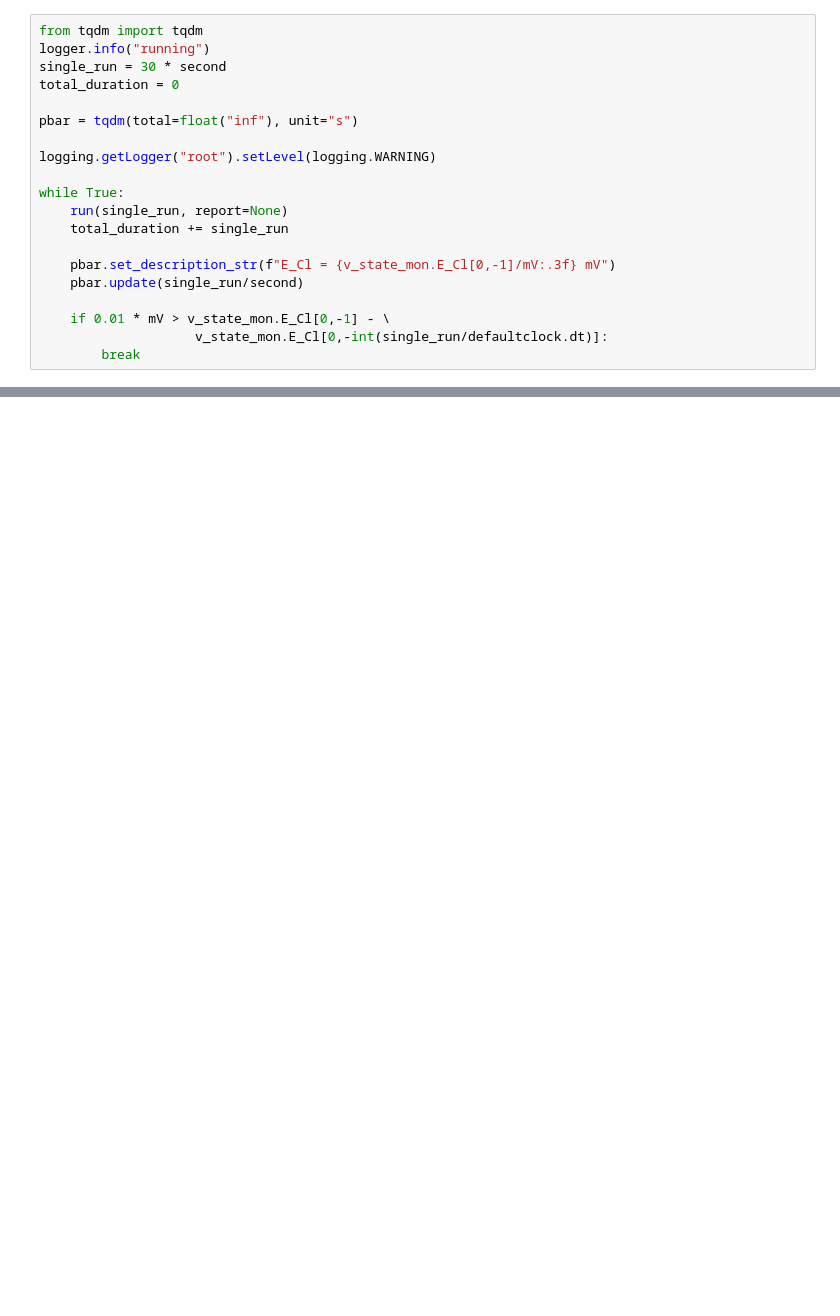
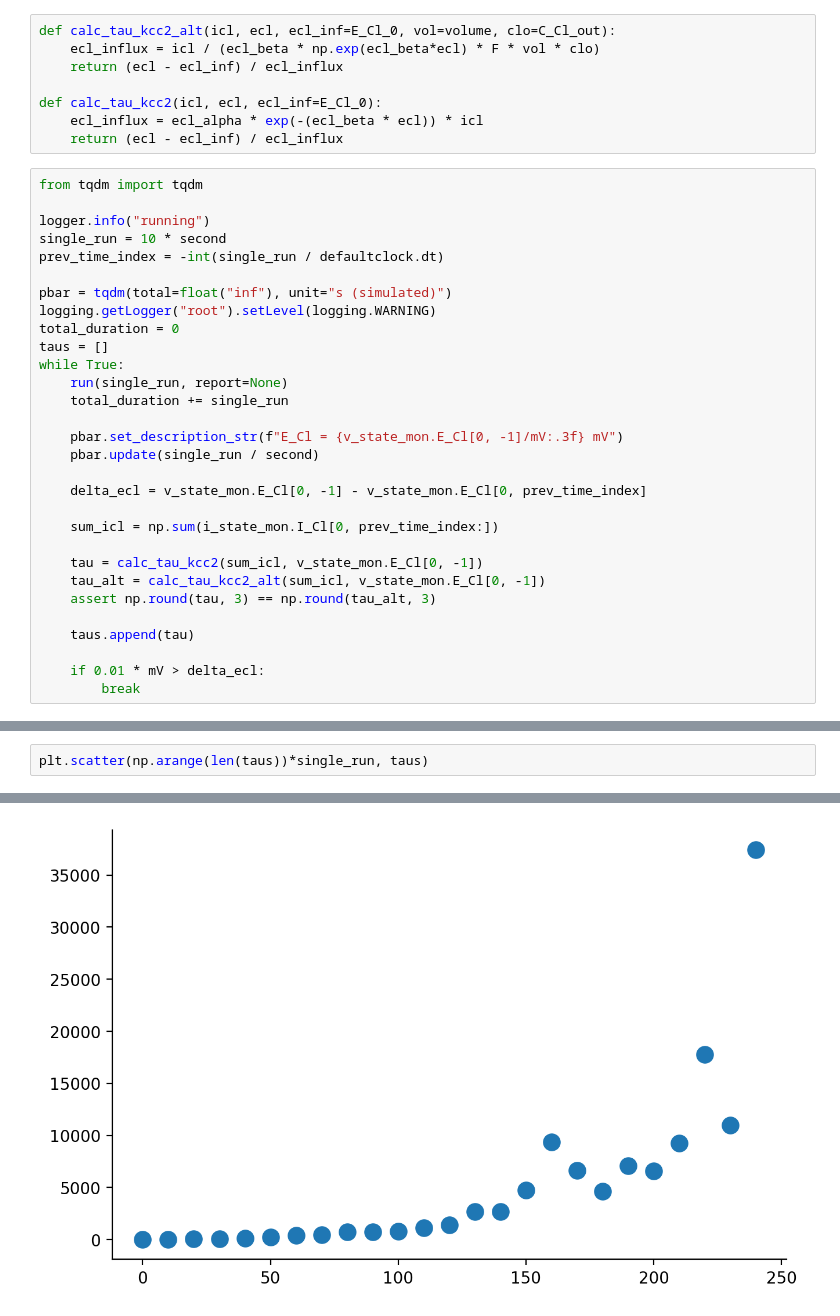
Before and after one commit to ChrisCurrin/goldilocks-GABA, a Jupyter notebook: tau.ipynb, the cells around one changed output, grey strips where cells are left out. Saved outputs shown, nothing was run; the diff lists cells and outputs as text; blank space fills up the shorter version.

```diff
--- a/tau.ipynb
+++ b/tau.ipynb
@@ -128,21 +145,39 @@ INFO:tau:took 0.02s to setup
+# %%
+def calc_tau_kcc2_alt(icl, ecl, ecl_inf=E_Cl_0, vol=volume, clo=C_Cl_out):
+    ecl_influx = icl / (ecl_beta * np.exp(ecl_beta*ecl) * F * vol * clo)
+    return (ecl - ecl_inf) / ecl_influx
+
+def calc_tau_kcc2(icl, ecl, ecl_inf=E_Cl_0):
+    ecl_influx = ecl_alpha * exp(-(ecl_beta * ecl)) * icl
+    return (ecl - ecl_inf) / ecl_influx
 # %%
 from tqdm import tqdm
+
 logger.info("running")
-single_run = 30 * second
+single_run = 10 * second
+prev_time_index = -int(single_run / defaultclock.dt)
+
+pbar = tqdm(total=float("inf"), unit="s (simulated)")
+logging.getLogger("root").setLevel(logging.WARNING)
 total_duration = 0
-
-pbar = tqdm(total=float("inf"), unit="s")
-
-logging.getLogger("root").setLevel(logging.WARNING)
-
+taus = []
 while True:
     run(single_run, report=None)
     total_duration += single_run
 
-    pbar.set_description_str(f"E_Cl = {v_state_mon.E_Cl[0,-1]/mV:.3f} mV")
-    pbar.update(single_run/second)
+    pbar.set_description_str(f"E_Cl = {v_state_mon.E_Cl[0, -1]/mV:.3f} mV")
+    pbar.update(single_run / second)
 
-    if 0.01 * mV > v_state_mon.E_Cl[0,-1] - \
-                    v_state_mon.E_Cl[0,-int(single_run/defaultclock.dt)]:
+    delta_ecl = v_state_mon.E_Cl[0, -1] - v_state_mon.E_Cl[0, prev_time_index]
+
+    sum_icl = np.sum(i_state_mon.I_Cl[0, prev_time_index:])
+
+    tau = calc_tau_kcc2(sum_icl, v_state_mon.E_Cl[0, -1])
+    tau_alt = calc_tau_kcc2_alt(sum_icl, v_state_mon.E_Cl[0, -1])
+    assert np.round(tau, 3) == np.round(tau_alt, 3)
+
+    taus.append(tau)
+
+    if 0.01 * mV > delta_ecl:
         break
 # %% [output]
@@ -153,0 +186,3 @@ v_state_mon.t[-1]/second
+# %%
+plt.scatter(np.arange(len(taus))*single_run, taus)
+# %% [output]
@@ -153,0 +190 @@ v_state_mon.t[-1]/second
+[figure, added]
```
Also changed, not shown: parts of 20 cells of this notebook, 3 other files.
